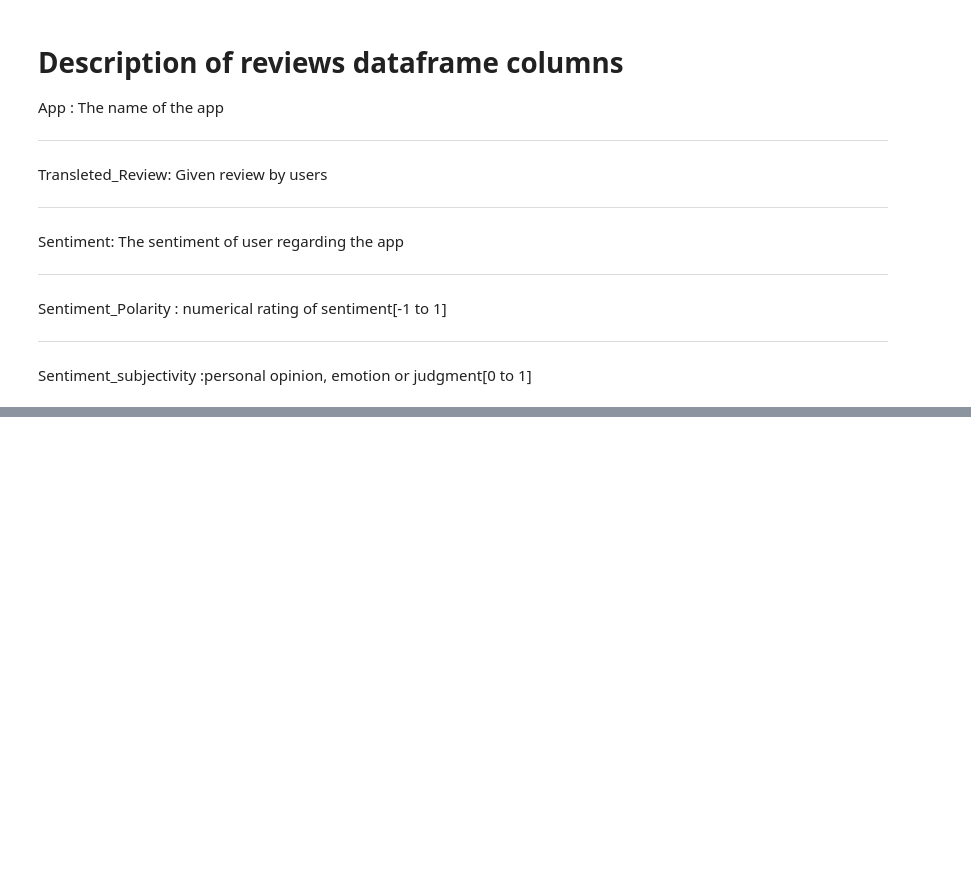
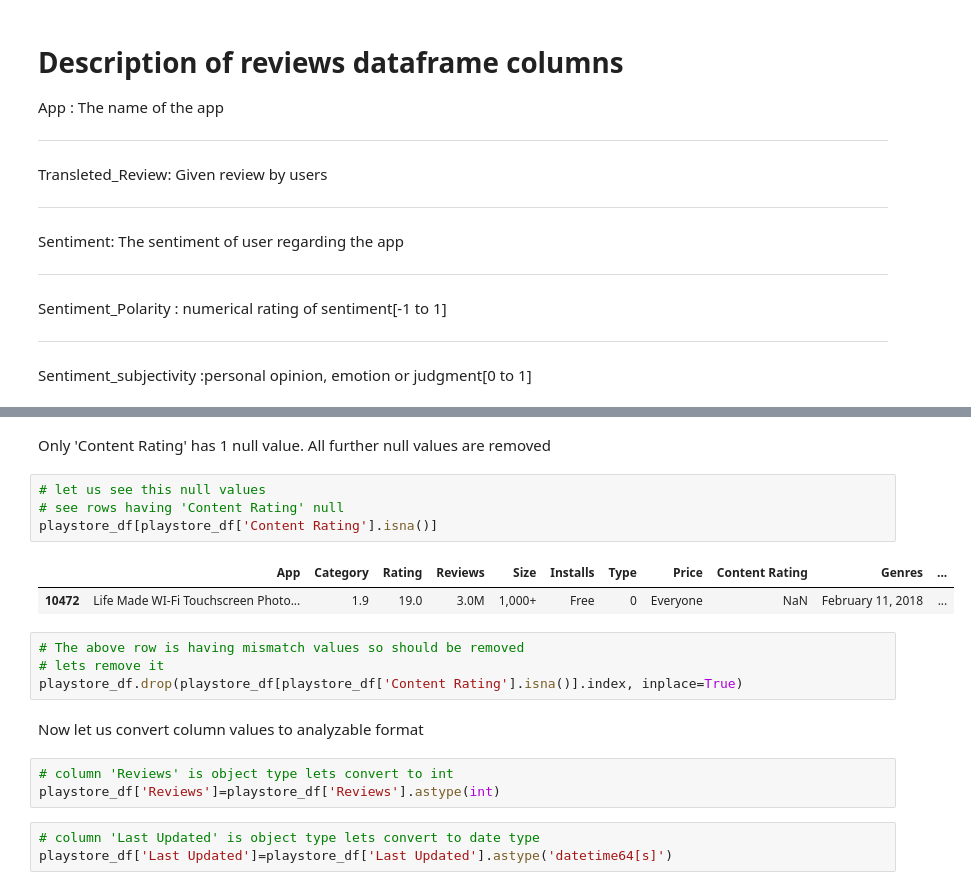
Before and after one commit to MadhurAwasthi/Play_Store-EDA, a Jupyter notebook: Play_Store_App_Review_Analysis_Capstone_Project.ipynb, the cells around one changed output, grey strips where cells are left out. Drawn from its saved outputs; the diff is of its cells as text; blank space fills up the shorter version.

```diff
--- a/Play_Store_App_Review_Analysis_Capstone_Project.ipynb
+++ b/Play_Store_App_Review_Analysis_Capstone_Project.ipynb
@@ -168,0 +308,22 @@ Sentiment_subjectivity :personal opinion, emotion or judgment[0 to 1]
+# %% [markdown]
+Only 'Content Rating' has 1 null value.
+All further null values are removed
+# %%
+# let us see this null values
+# see rows having 'Content Rating' null
+playstore_df[playstore_df['Content Rating'].isna()]
+# %% [output]
+|  | App | Category | Rating | Reviews | Size | Installs | Type | Price | Content Rating | Genres | ... |
+| 10472 | Life Made WI-Fi Touchscreen Photo... | 1.9 | 19.0 | 3.0M | 1,000+ | Free | 0 | Everyone | NaN | February 11, 2018 | ... |
+# %%
+# The above row is having mismatch values so should be removed
+# lets remove it
+playstore_df.drop(playstore_df[playstore_df['Content Rating'].isna()].index, inplace=True)
+# %% [markdown]
+Now let us convert column values to analyzable format
+# %%
+# column 'Reviews' is object type lets convert to int
+playstore_df['Reviews']=playstore_df['Reviews'].astype(int)
+# %%
+# column 'Last Updated' is object type lets convert to date type
+playstore_df['Last Updated']=playstore_df['Last Updated'].astype('datetime64[s]')
```
Also changed, not shown: parts of 38 cells of this notebook.
